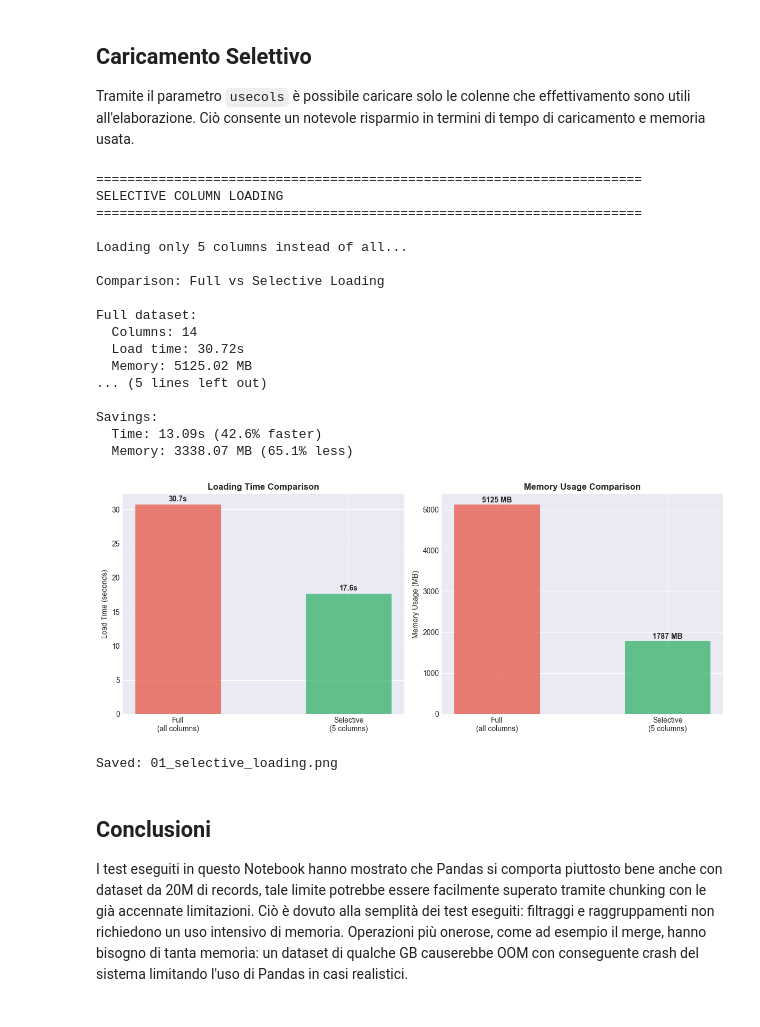
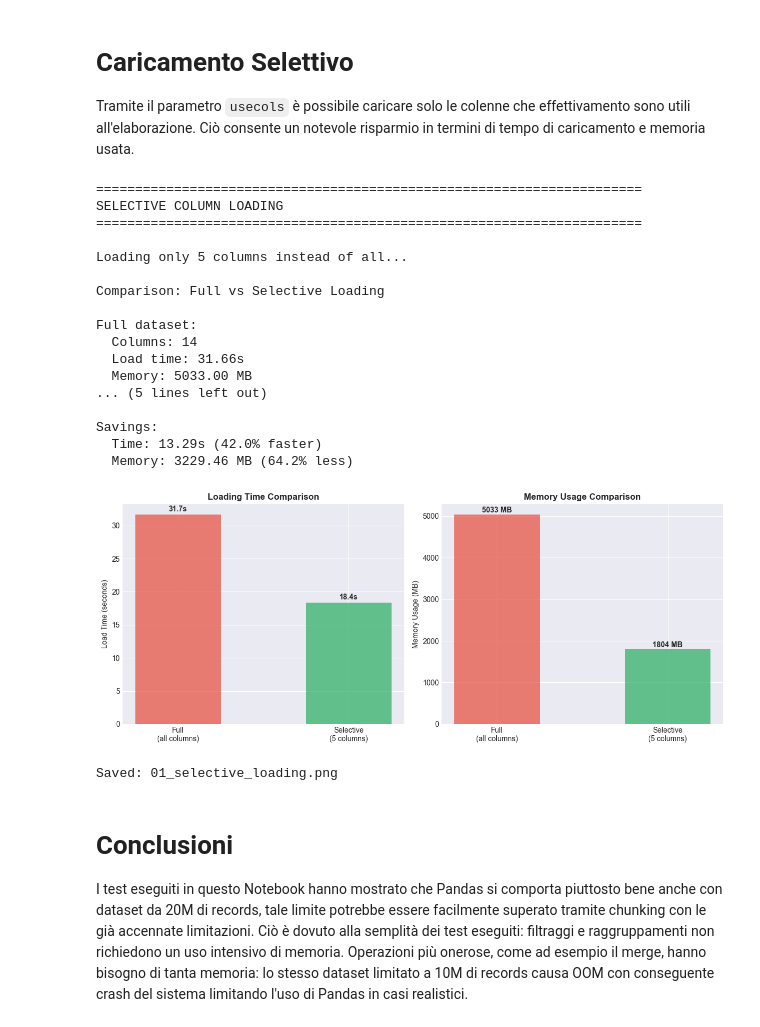
Before and after one commit to paolodvnz/bigdata-ecommerce-project, a Jupyter notebook: notebooks/01_pandas_limits.ipynb, the cells around one changed output. Drawn from its saved outputs; the diff is of its cells as text; code cells hidden in the pictures.

```diff
--- a/notebooks/01_pandas_limits.ipynb
+++ b/notebooks/01_pandas_limits.ipynb
@@ -612,6 +614,6 @@ Final result:
 Saved: 01_chunk_performance.png
 # %% [markdown]
-## Caricamento Selettivo
+# Caricamento Selettivo
 
 Tramite il parametro `usecols` è possibile caricare solo le colenne che effettivamento sono utili all'elaborazione. Ciò consente un notevole risparmio in termini di tempo di caricamento e memoria usata.
 # %%
@@ -650,7 +652,7 @@ print(f"  Memory: {mem_full:.2f} MB")
 # Clean up
 del df_full
 gc.collect()
-time.sleep(10)
+time.sleep(5)
 
 
 # Selective loading
@@ -695,40 +697,40 @@ for i, v in enumerate(times):
 
 # Memory comparison
 memories = [mem_full, mem_selective]
 
 ax2.bar(categories, memories, color=colors, alpha=0.7, width=0.5)
 ax2.set_ylabel('Memory Usage (MB)')
 ax2.set_title('Memory Usage Comparison', fontweight='bold')
 
 for i, v in enumerate(memories):
     ax2.text(i, v + 50, f'{v:.0f} MB', ha='center', fontweight='bold')
 
 plt.tight_layout()
 plt.savefig(GRAPH_DIR / '01_selective_loading.png', dpi=300)
 plt.show()
 
 print("\nSaved: 01_selective_loading.png")
 # %% [output]
 ======================================================================
 SELECTIVE COLUMN LOADING
 ======================================================================
 
 Loading only 5 columns instead of all...
 
 Comparison: Full vs Selective Loading
 
 Full dataset:
   Columns: 14
-  Load time: 30.72s
-  Memory: 5125.02 MB
+  Load time: 31.66s
+  Memory: 5033.00 MB
 ... (5 lines left out)
 
 Savings:
-  Time: 13.09s (42.6% faster)
-  Memory: 3338.07 MB (65.1% less)
+  Time: 13.29s (42.0% faster)
+  Memory: 3229.46 MB (64.2% less)
-[figure, old version]
+[figure, new version]
 Saved: 01_selective_loading.png
 # %% [markdown]
-## Conclusioni
+# Conclusioni
 
-I test eseguiti in questo Notebook hanno mostrato che Pandas si comporta piuttosto bene anche con dataset da 20M di records, tale limite potrebbe essere facilmente superato tramite chunking con le già accennate limitazioni. Ciò è dovuto alla semplità dei test eseguiti: filtraggi e raggruppamenti non richiedono un uso intensivo di memoria. Operazioni più onerose, come ad esempio il merge, hanno bisogno di tanta memoria: un dataset di qualche GB causerebbe OOM con conseguente crash del sistema limitando l'uso di Pandas in casi realistici.
+I test eseguiti in questo Notebook hanno mostrato che Pandas si comporta piuttosto bene anche con dataset da 20M di records, tale limite potrebbe essere facilmente superato tramite chunking con le già accennate limitazioni. Ciò è dovuto alla semplità dei test eseguiti: filtraggi e raggruppamenti non richiedono un uso intensivo di memoria. Operazioni più onerose, come ad esempio il merge, hanno bisogno di tanta memoria: lo stesso dataset limitato a 10M di records causa OOM con conseguente crash del sistema limitando l'uso di Pandas in casi realistici.
```
Also changed, not shown: parts of 14 cells of this notebook, 22 other files.
